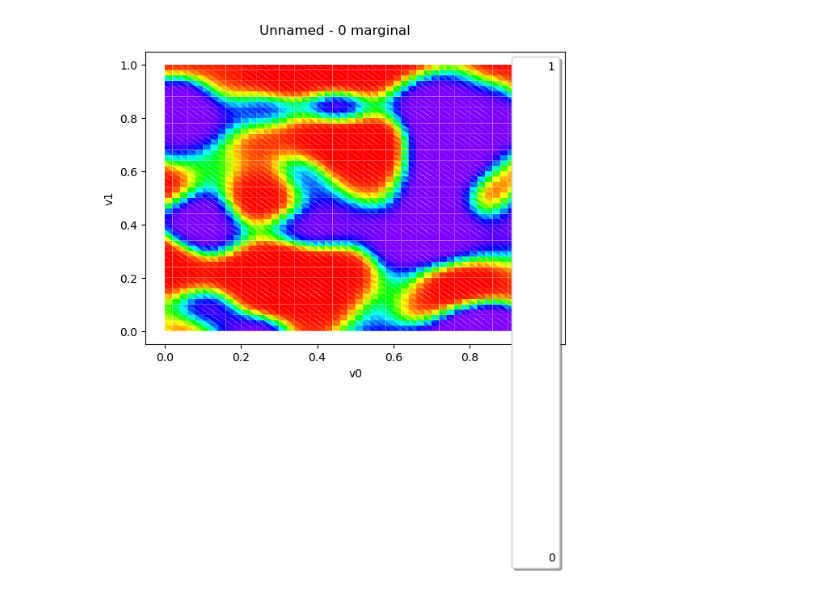
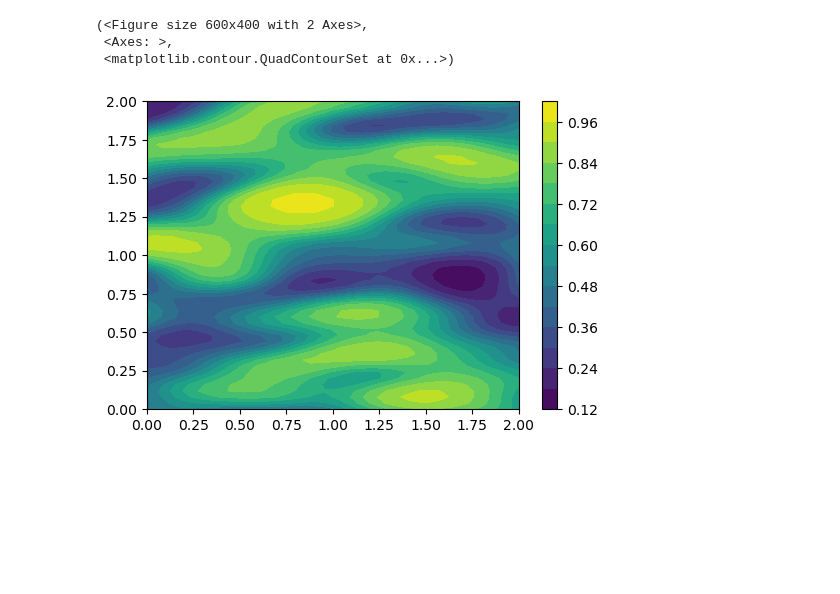
Before and after one commit to IbraSey/phdseydi, a Jupyter notebook: gp.ipynb, the cells around one changed output. Drawn from its saved outputs; the diff is of its cells as text; code cells hidden in the pictures; blank space fills up the shorter version.

```diff
--- a/gp.ipynb
+++ b/gp.ipynb
@@ -1,27 +98,20 @@
 # %%
-import openturns as ot
-from openturns.viewer import View
-import matplotlib.pyplot as plt
+# Create mesh
+mesher = ot.IntervalMesher([50, 50])
+mesh = mesher.build(ot.Interval([0.0, 0.0], [2.0, 2.0]))
 
-# (1)
-mesher = ot.IntervalMesher([50, 50])
-mesh = mesher.build(ot.Interval([0.0, 0.0], [1.0, 1.0]))
+cov = ot.SquaredExponential([0.35, 0.12], [1.0])
+X = ot.GaussianProcess(cov, mesh)
 
-# (2)
-cov = ot.SquaredExponential([0.1, 0.1], [4.5])
-X = ot.GaussianProcess(cov, mesh)
-field_X = X.getRealization()
+sigmoid = ot.SymbolicFunction(['z'], ['1/(1+exp(-z))'])
+field_function = ot.PythonFieldFunction(mesh, 1, mesh, 1, sigmoid)
+process = ot.CompositeProcess(field_function, X)
 
-# (3)
-sigmoid = ot.SymbolicFunction(['z'], ['1/(1+exp(-z))'])
-f = sigmoid(field_X)
-field_f = ot.Field(mesh, f)
-
-# Affichage
-graph = field_f.draw()
-fig = plt.figure(figsize=(6, 6))
-View(graph, figure=fig)
-plt.tight_layout()
-plt.show()
+# Plot a realization of the composite process
+field_f = process.getRealization()
+plot_field(field_f)
 # %% [output]
+(<Figure size 600x400 with 2 Axes>,
+ <Axes: >,
+ <matplotlib.contour.QuadContourSet at 0x...>)
-[figure, old version]
+[figure, new version]
```
Also changed, not shown: parts of 17 cells of this notebook.
